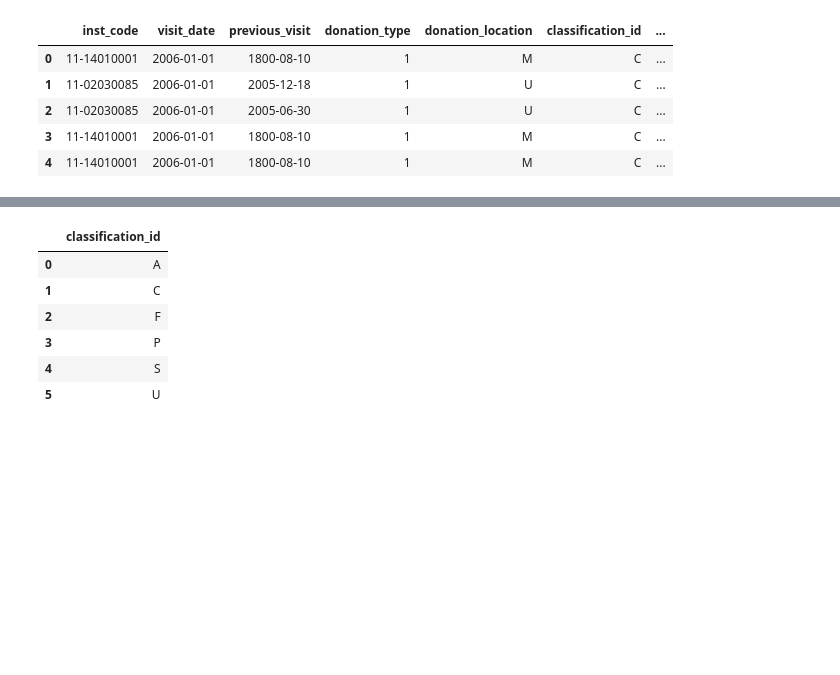
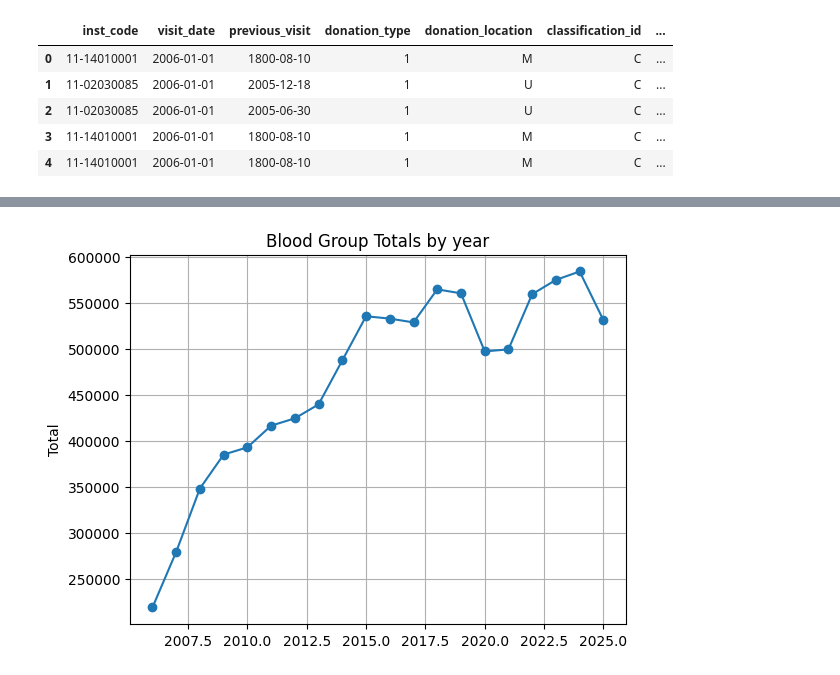
Before and after one commit to amaknabil/etl-blood-donation, a Jupyter notebook: eda/historical_eda.ipynb, the cells around one changed output, grey strips where cells are left out. Cells and saved outputs as stored; diff of their text form; code cells hidden in the pictures; blank space fills up the shorter version.

```diff
--- a/eda/historical_eda.ipynb
+++ b/eda/historical_eda.ipynb
@@ -72,9 +33,13 @@ result
 # %%
+query = "select YEAR(visit_date) as year,count(*) as total from historical group by year order by year"
+
+result = con.sql(query).df()
+result
+plt.plot(result['year'],result['total'] ,marker='o')
+
+plt.title("Blood Group Totals by year")
+plt.ylabel("Total")
+plt.grid(True)
+plt.show()
 # %% [output]
-|  | classification_id |
-| 0 | A |
-| 1 | C |
-| 2 | F |
-| 3 | P |
-| 4 | S |
-| 5 | U |
+[figure, added]
```
Also changed, not shown: parts of 10 cells of this notebook, 4 other files.
